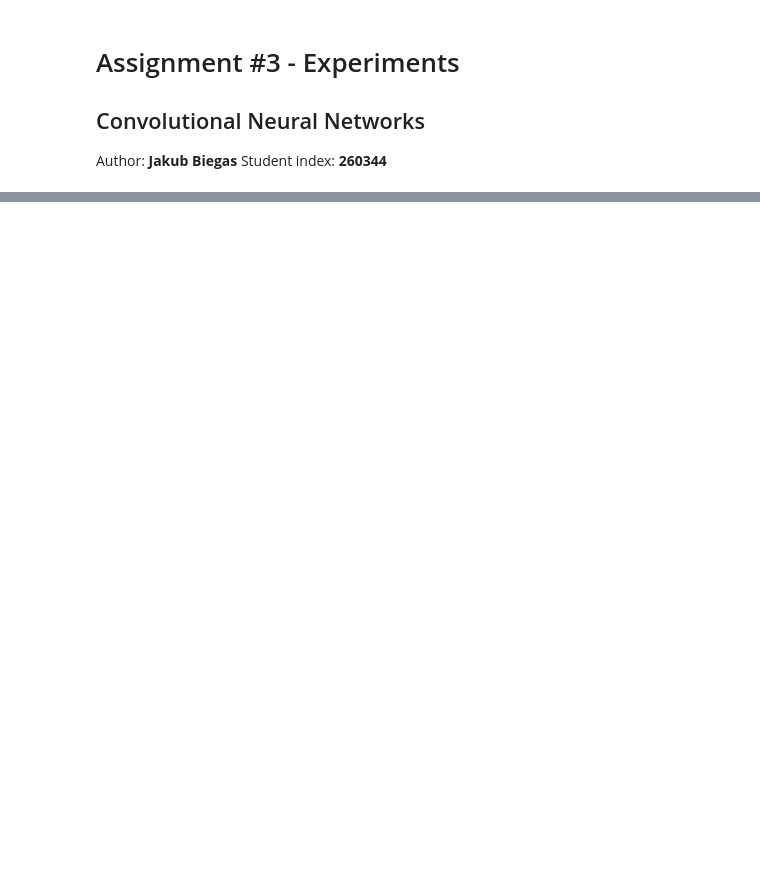
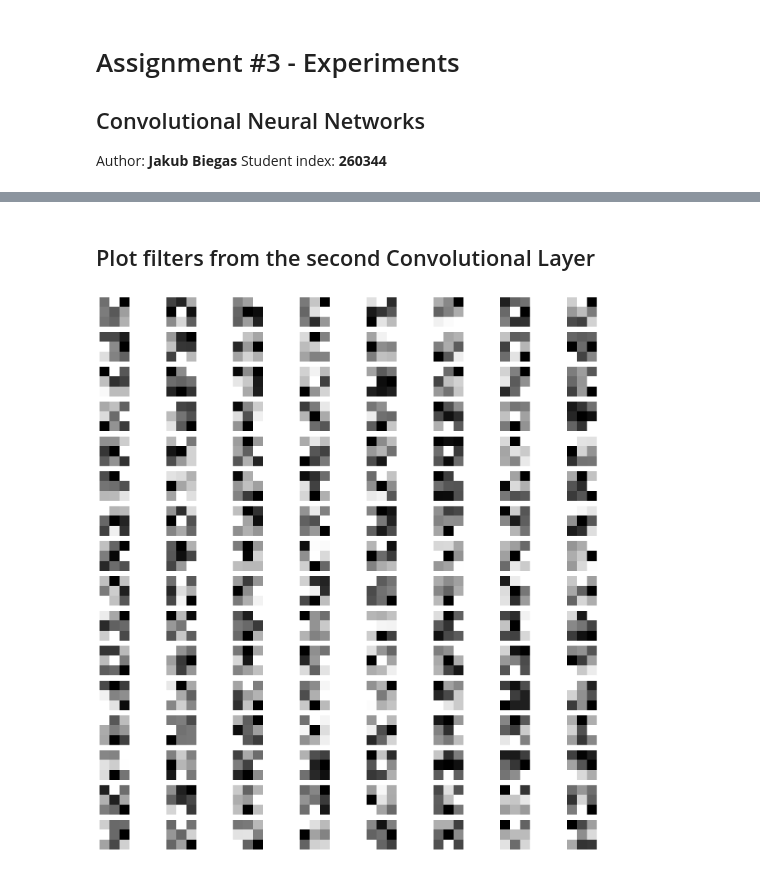
Before and after one commit to biegasj/neural-networks-labs, a Jupyter notebook: assignment_3/experiment.ipynb, the cells around one changed output, grey strips where cells are left out. Saved outputs shown, nothing was run; the diff lists cells and outputs as text; code cells hidden in the pictures; blank space fills up the shorter version.

```diff
--- a/assignment_3/experiment.ipynb
+++ b/assignment_3/experiment.ipynb
@@ -43,0 +81,15 @@ plot_samples(X_train, y_train)
+# %% [markdown]
+## Plot filters from the second Convolutional Layer
+# %%
+fig, axes = plt.subplots(16, 8, figsize=(16, 16))
+
+for i in range(16):
+    for j in range(8):
+        ax = axes[i, j]
+        ax.imshow(autoencoder.hidden_layers[2].kernels[i, j, :, :], cmap="gray")
+        ax.axis("off")
+
+plt.tight_layout()
+plt.show()
+# %% [output]
+[figure, added]
```
Also changed, not shown: parts of 27 cells of this notebook.
